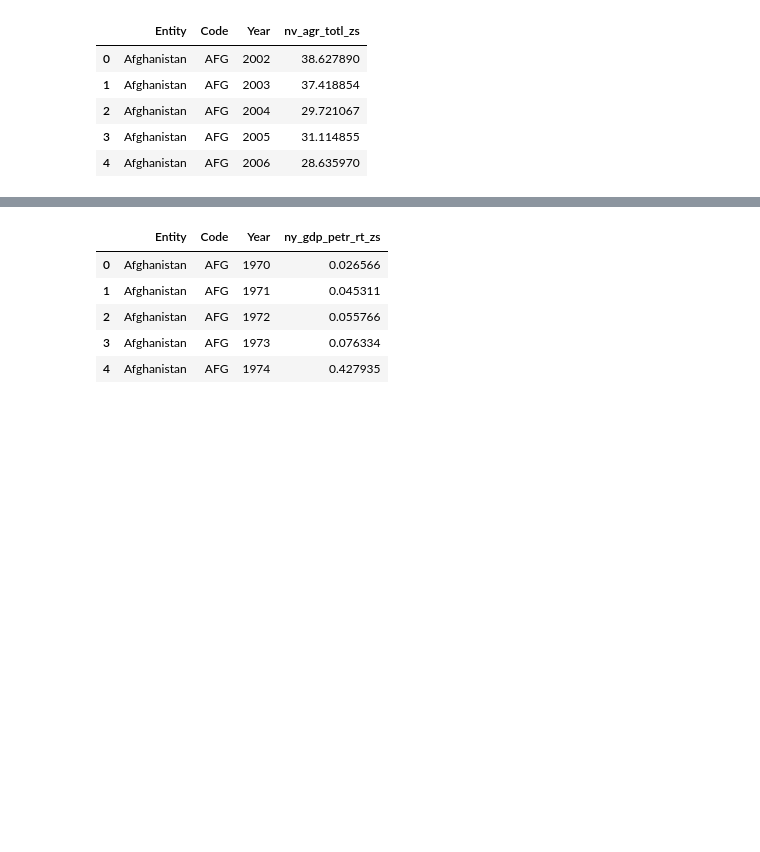
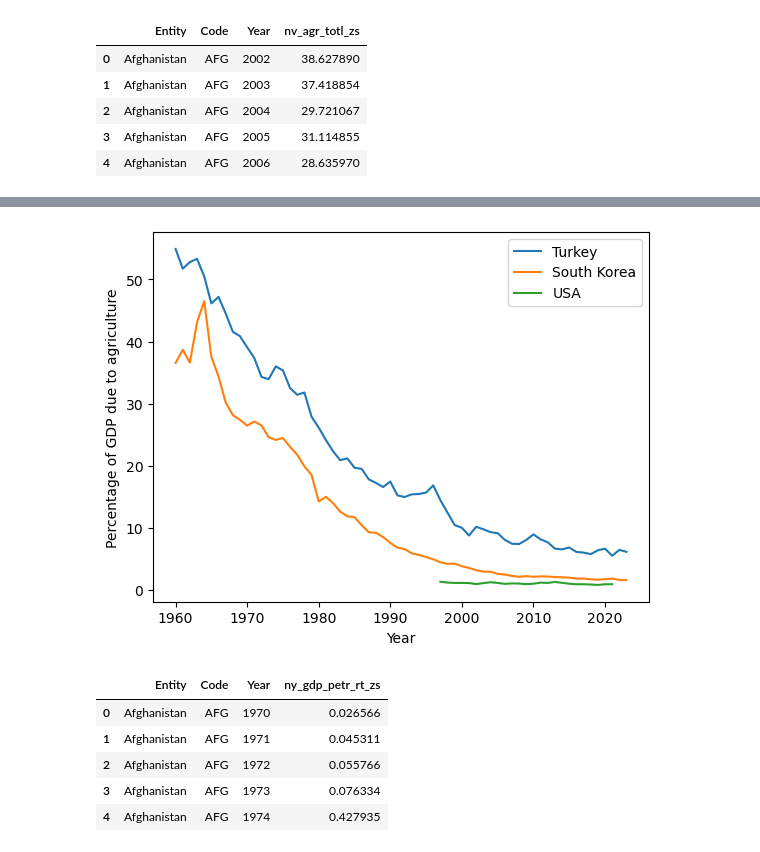
Before and after one commit to ebelchio12/nature-and-conflicts, a Jupyter notebook: EDA/rainfall/rainfall.ipynb, the cells around one changed output, grey strips where cells are left out. Saved outputs shown, nothing was run; the diff lists cells and outputs as text; code cells hidden in the pictures; blank space fills up the shorter version.

Commit message:
data clean attempt

```diff
--- a/EDA/rainfall/rainfall.ipynb
+++ b/EDA/rainfall/rainfall.ipynb
@@ -403,0 +425,16 @@ agricultural_share.head(5)
+# %%
+def add_missing_years(df, min_year=1960, max_year=2023, year_name='Year', ref_column='Code'):
+    cats = df[ref_column].unique()
+    for cat in cats:
+        for year in range(min_year, max_year + 1):
+            if len( df[ (df[ref_column]==cat) & (df[year_name]==year) ] ) == 0:
+                new_row = {year_name: year, ref_column: cat}
+                df = pd.concat([df, pd.DataFrame([new_row])])
+
+    return df
+# %%
+agricultural_share = add_missing_years(agricultural_share,
+                                       min_year=1960,
+                                       max_year=2023,
+                                       year_name='Year',
+                                       ref_column='Code')
@@ -404,3 +497,18 @@ agricultural_share.head(5)
+# %%
+test = agricultural_share[agricultural_share['Code']=='TUR']
+plt.plot(test['Year'], test['nv_agr_totl_zs'], label='Turkey')
+
+test = agricultural_share[agricultural_share['Code']=='KOR']
+plt.plot(test['Year'], test['nv_agr_totl_zs'], label='South Korea')
+
+test = agricultural_share[agricultural_share['Code']=='USA']
+plt.plot(test['Year'], test['nv_agr_totl_zs'], label='USA')
+plt.legend()
+plt.xlabel('Year')
+plt.ylabel('Percentage of GDP due to agriculture')
+plt.show()
+# %% [output]
+[figure, added]
 # %%
 fetcher = CsvFetcher('https://ourworldindata.org/grapher/oil-rents-as-a-share-of-gdp.csv?v=1&csvType=full&useColumnShortNames=true')
 oil_rent = fetcher.fetch()
```
Also changed, not shown: parts of 5 cells of this notebook.
